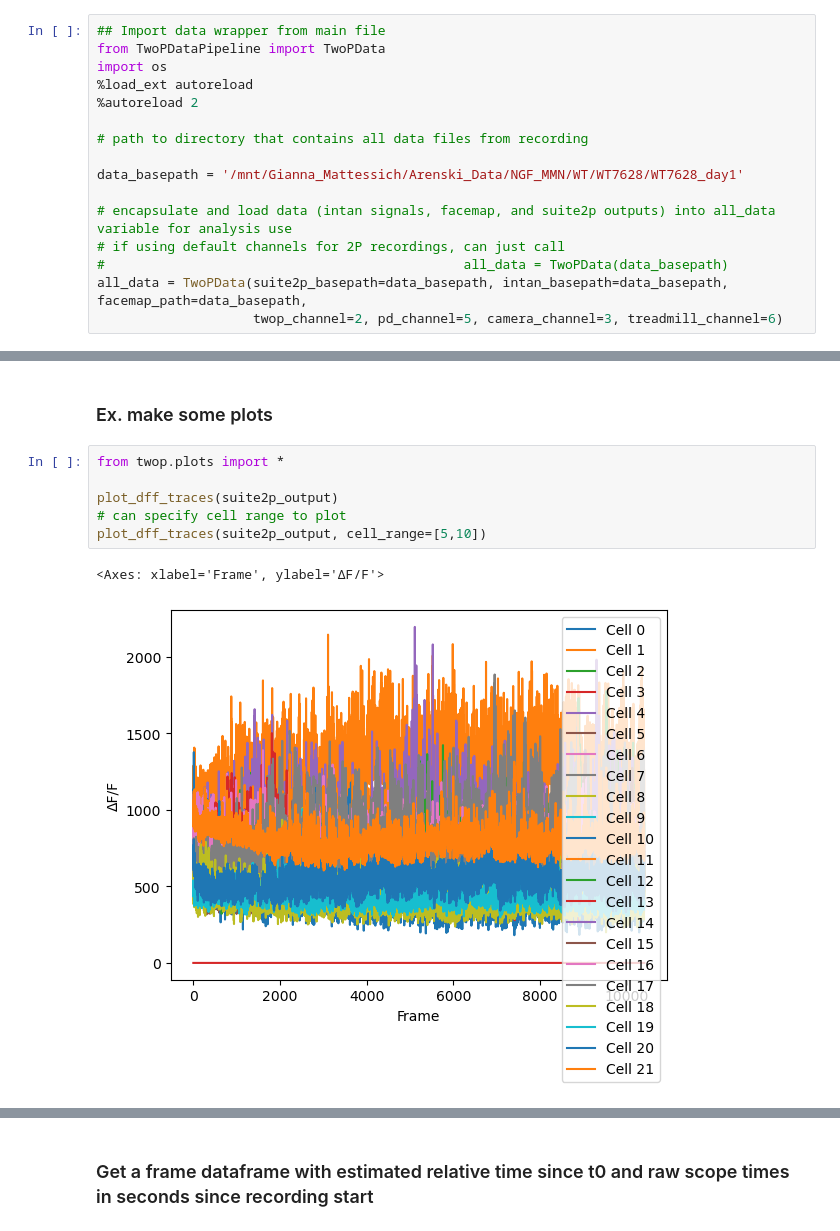
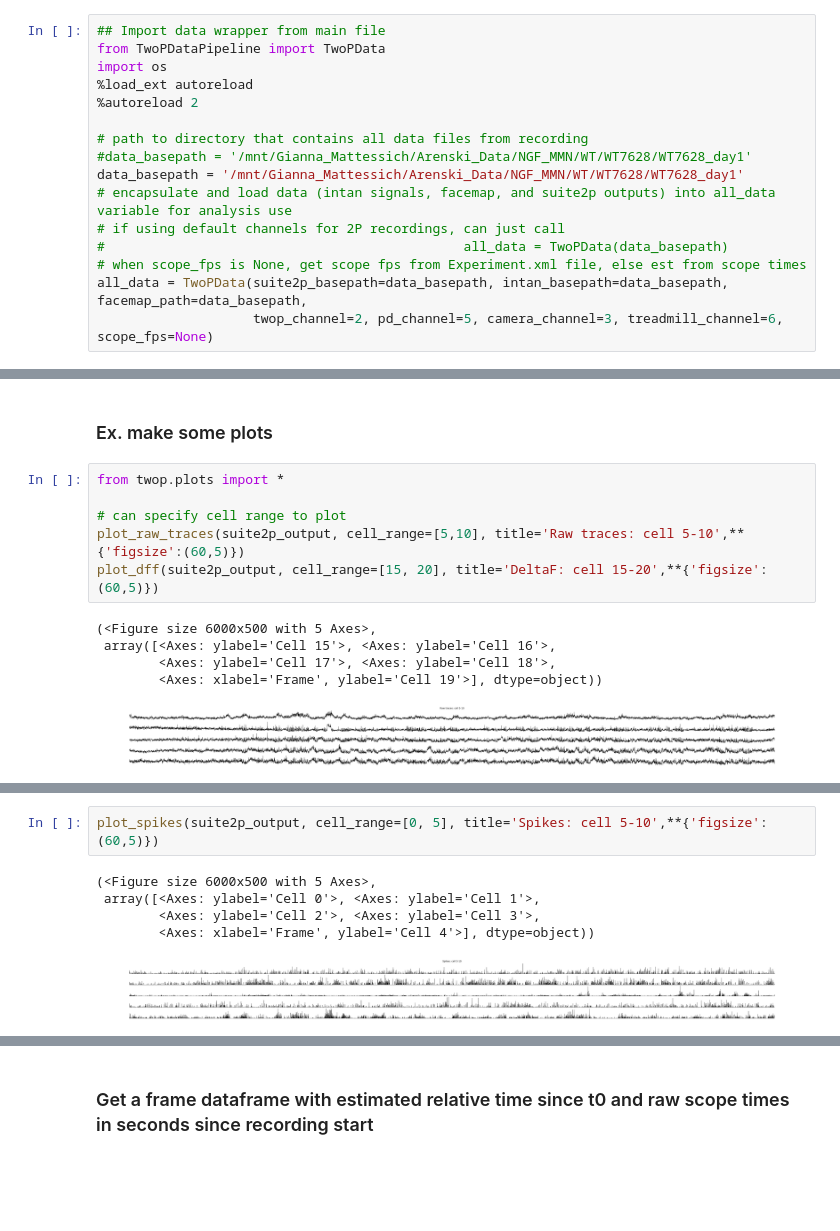
Before and after one commit to giannamattessich/BB_2P_Pipeline, a Jupyter notebook: tutorial.ipynb, the cells around one changed output, grey strips where cells are left out. Drawn from its saved outputs; the diff is of its cells as text; blank space fills up the shorter version.

```diff
--- a/tutorial.ipynb
+++ b/tutorial.ipynb
@@ -18,12 +19,12 @@ import os
 %autoreload 2
 
 # path to directory that contains all data files from recording
-
+#data_basepath = '/mnt/Gianna_Mattessich/Arenski_Data/NGF_MMN/WT/WT7628/WT7628_day1'
 data_basepath = '/mnt/Gianna_Mattessich/Arenski_Data/NGF_MMN/WT/WT7628/WT7628_day1'
-
 # encapsulate and load data (intan signals, facemap, and suite2p outputs) into all_data variable for analysis use
 # if using default channels for 2P recordings, can just call
 #                                              all_data = TwoPData(data_basepath)
+# when scope_fps is None, get scope fps from Experiment.xml file, else est from scope times
 all_data = TwoPData(suite2p_basepath=data_basepath, intan_basepath=data_basepath, facemap_path=data_basepath,
-                    twop_channel=2, pd_channel=5, camera_channel=3, treadmill_channel=6)
+                    twop_channel=2, pd_channel=5, camera_channel=3, treadmill_channel=6, scope_fps=None)
 # %% [output]
@@ -175,9 +174,12 @@ array([8.19631156, 4.92604073, 7.10638876, 5.9059258 , 6.32393358,
 # %%
 from twop.plots import *
 
-plot_dff_traces(suite2p_output)
 # can specify cell range to plot
-plot_dff_traces(suite2p_output, cell_range=[5,10])
+plot_raw_traces(suite2p_output, cell_range=[5,10], title='Raw traces: cell 5-10',**{'figsize':(60,5)})
+plot_dff(suite2p_output, cell_range=[15, 20], title='DeltaF: cell 15-20',**{'figsize':(60,5)})
 # %% [output]
-<Axes: xlabel='Frame', ylabel='ΔF/F'>
+(<Figure size 6000x500 with 5 Axes>,
+ array([<Axes: ylabel='Cell 15'>, <Axes: ylabel='Cell 16'>,
+        <Axes: ylabel='Cell 17'>, <Axes: ylabel='Cell 18'>,
+        <Axes: xlabel='Frame', ylabel='Cell 19'>], dtype=object))
-[figure, old version]
+[figure, new version]
@@ -185 +187,9 @@ plot_dff_traces(suite2p_output, cell_range=[5,10])
+# %%
+plot_spikes(suite2p_output, cell_range=[0, 5], title='Spikes: cell 5-10',**{'figsize':(60,5)})
+# %% [output]
+(<Figure size 6000x500 with 5 Axes>,
+ array([<Axes: ylabel='Cell 0'>, <Axes: ylabel='Cell 1'>,
+        <Axes: ylabel='Cell 2'>, <Axes: ylabel='Cell 3'>,
+        <Axes: xlabel='Frame', ylabel='Cell 4'>], dtype=object))
+[figure, added]
 # %%
```
Also changed, not shown: parts of 14 cells of this notebook, 10 other files.
